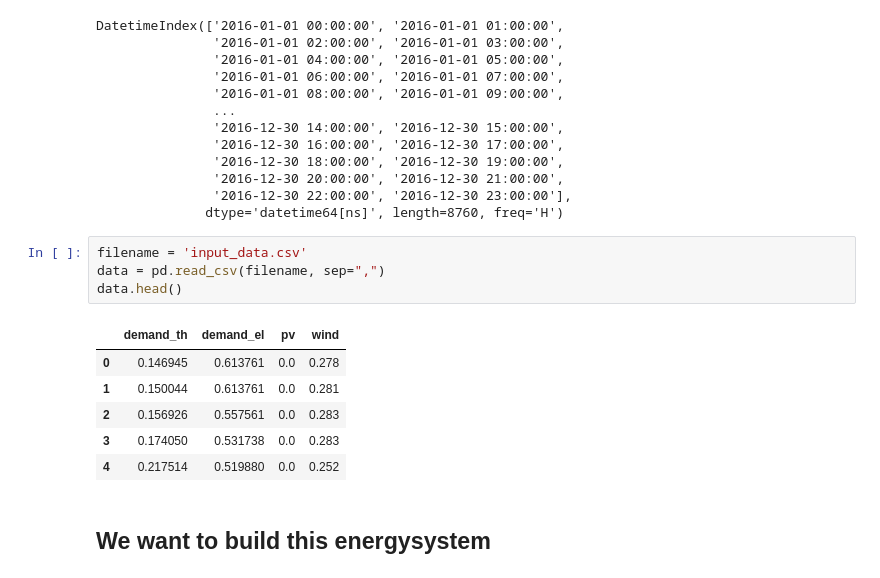
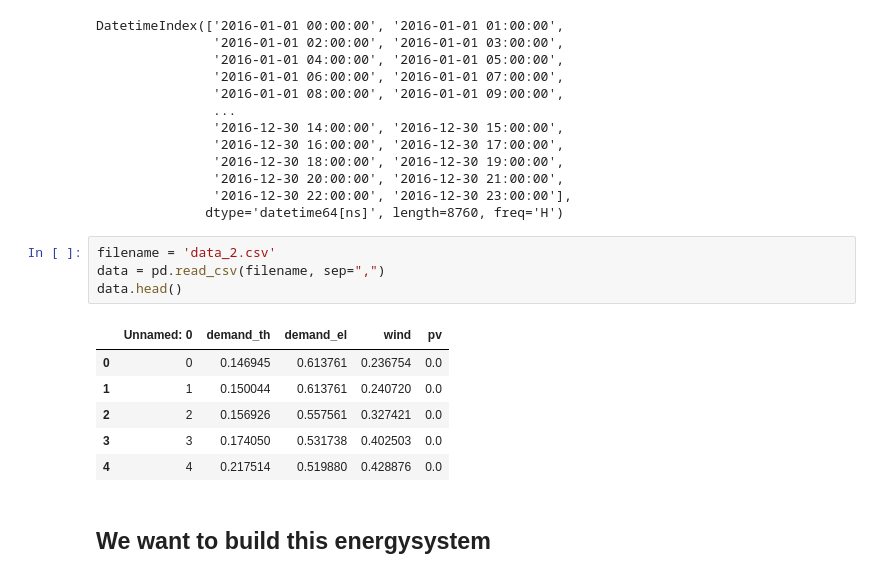
Before and after one commit to rl-institut/workshop, a Jupyter notebook: oemof/1_Beispiel_und_Uebung/1_Beispiel.ipynb, the cells around one changed output. Saved outputs shown, nothing was run; the diff lists cells and outputs as text.

```diff
--- a/oemof/1_Beispiel_und_Uebung/1_Beispiel.ipynb
+++ b/oemof/1_Beispiel_und_Uebung/1_Beispiel.ipynb
@@ -35,16 +35,16 @@ DatetimeIndex(['2016-01-01 00:00:00', '2016-01-01 01:00:00',
                '2016-12-30 22:00:00', '2016-12-30 23:00:00'],
               dtype='datetime64[ns]', length=8760, freq='H')
 # %%
-filename = 'input_data.csv'
+filename = 'data_2.csv'
 data = pd.read_csv(filename, sep=",")
 data.head()
 # %% [output]
-|  | demand_th | demand_el | pv | wind |
-| 0 | 0.146945 | 0.613761 | 0.0 | 0.278 |
-| 1 | 0.150044 | 0.613761 | 0.0 | 0.281 |
-| 2 | 0.156926 | 0.557561 | 0.0 | 0.283 |
-| 3 | 0.174050 | 0.531738 | 0.0 | 0.283 |
-| 4 | 0.217514 | 0.519880 | 0.0 | 0.252 |
+|  | Unnamed: 0 | demand_th | demand_el | wind | pv |
+| 0 | 0 | 0.146945 | 0.613761 | 0.236754 | 0.0 |
+| 1 | 1 | 0.150044 | 0.613761 | 0.240720 | 0.0 |
+| 2 | 2 | 0.156926 | 0.557561 | 0.327421 | 0.0 |
+| 3 | 3 | 0.174050 | 0.531738 | 0.402503 | 0.0 |
+| 4 | 4 | 0.217514 | 0.519880 | 0.428876 | 0.0 |
 # %% [markdown]
 ## We want to build this energysystem
 # %% [markdown]
```
Also changed, not shown: parts of 3 cells of this notebook.
